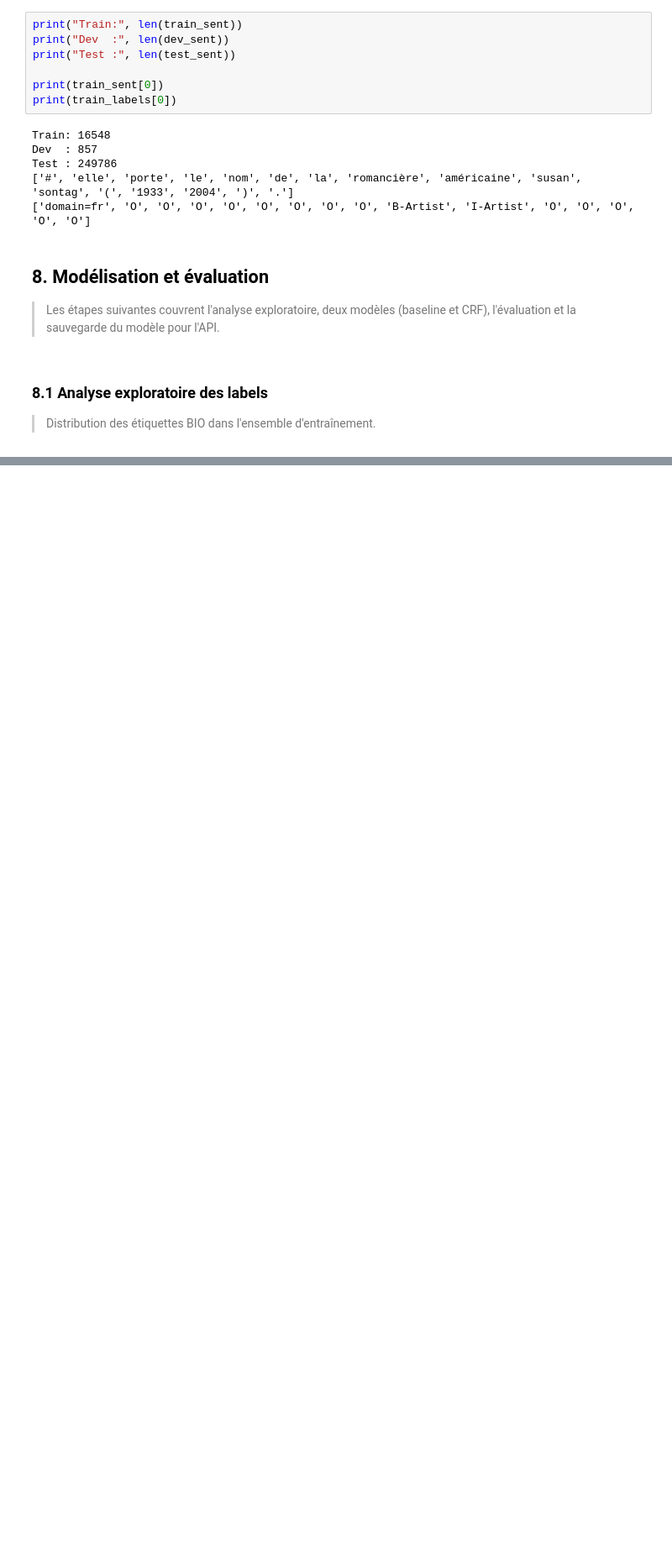
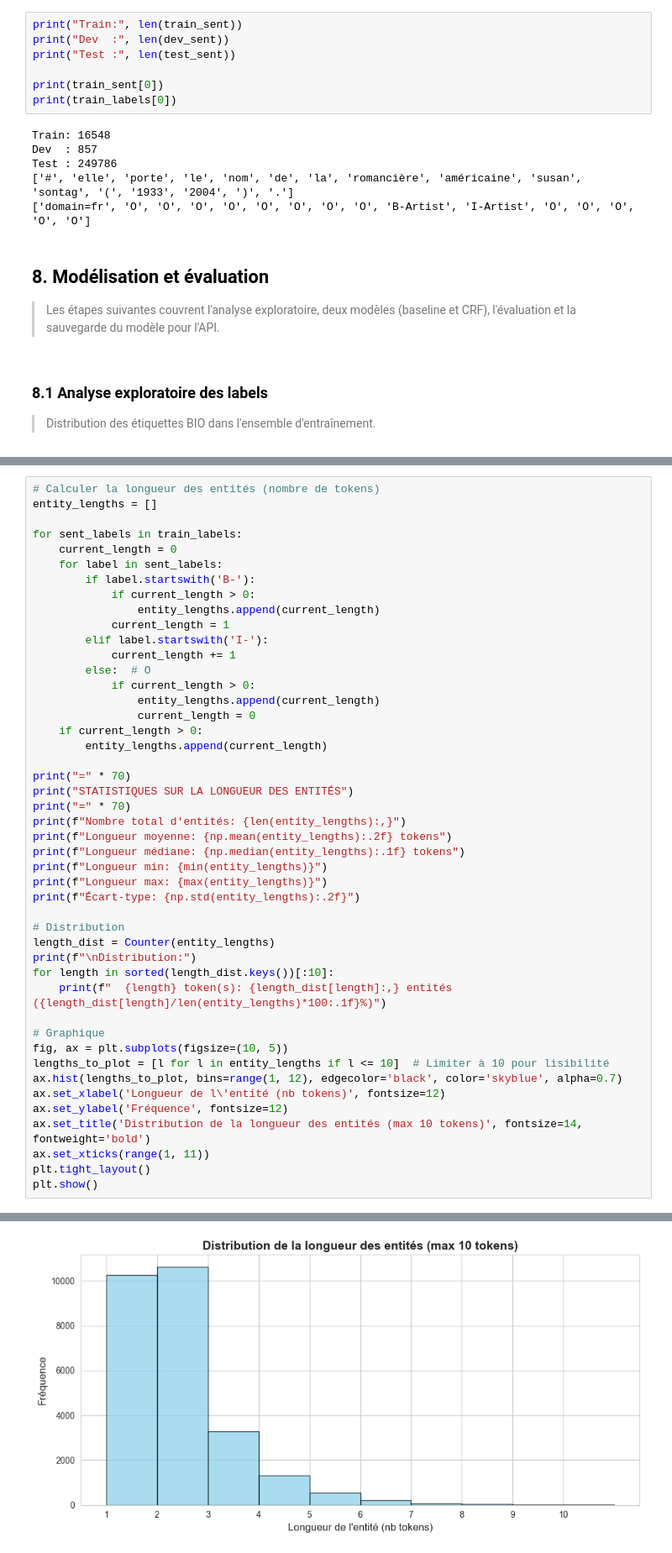
Before and after one commit to Badji-M/NLP, a Jupyter notebook: notebook/NER.ipynb, the cells around one changed output, grey strips where cells are left out. Shown at 84% size. Drawn from its saved outputs; the diff is of its cells as text; blank space fills up the shorter version.

```diff
--- a/notebook/NER.ipynb
+++ b/notebook/NER.ipynb
@@ -152,0 +261,47 @@ Exemple labels: ['B-AerospaceManufacturer', 'B-AnatomicalStructure', 'B-ArtWork'
+# %%
+# Calculer la longueur des entités (nombre de tokens)
+entity_lengths = []
+
+for sent_labels in train_labels:
+    current_length = 0
+    for label in sent_labels:
+        if label.startswith('B-'):
+            if current_length > 0:
+                entity_lengths.append(current_length)
+            current_length = 1
+        elif label.startswith('I-'):
+            current_length += 1
+        else:  # O
+            if current_length > 0:
+                entity_lengths.append(current_length)
+                current_length = 0
+    if current_length > 0:
+        entity_lengths.append(current_length)
+
+print("=" * 70)
+print("STATISTIQUES SUR LA LONGUEUR DES ENTITÉS")
+print("=" * 70)
+print(f"Nombre total d'entités: {len(entity_lengths):,}")
+print(f"Longueur moyenne: {np.mean(entity_lengths):.2f} tokens")
+print(f"Longueur médiane: {np.median(entity_lengths):.1f} tokens")
+print(f"Longueur min: {min(entity_lengths)}")
+print(f"Longueur max: {max(entity_lengths)}")
+print(f"Écart-type: {np.std(entity_lengths):.2f}")
+
+# Distribution
+length_dist = Counter(entity_lengths)
+print(f"\nDistribution:")
+for length in sorted(length_dist.keys())[:10]:
+    print(f"  {length} token(s): {length_dist[length]:,} entités ({length_dist[length]/len(entity_lengths)*100:.1f}%)")
+
+# Graphique
+fig, ax = plt.subplots(figsize=(10, 5))
+lengths_to_plot = [l for l in entity_lengths if l <= 10]  # Limiter à 10 pour lisibilité
+ax.hist(lengths_to_plot, bins=range(1, 12), edgecolor='black', color='skyblue', alpha=0.7)
+ax.set_xlabel('Longueur de l\'entité (nb tokens)', fontsize=12)
+ax.set_ylabel('Fréquence', fontsize=12)
+ax.set_title('Distribution de la longueur des entités (max 10 tokens)', fontsize=14, fontweight='bold')
+ax.set_xticks(range(1, 11))
+plt.tight_layout()
+plt.show()
+# %% [output]
@@ -152,0 +325 @@ Exemple labels: ['B-AerospaceManufacturer', 'B-AnatomicalStructure', 'B-ArtWork'
+[figure, added]
```
Also changed, not shown: parts of 41 cells of this notebook, 17 other files.
